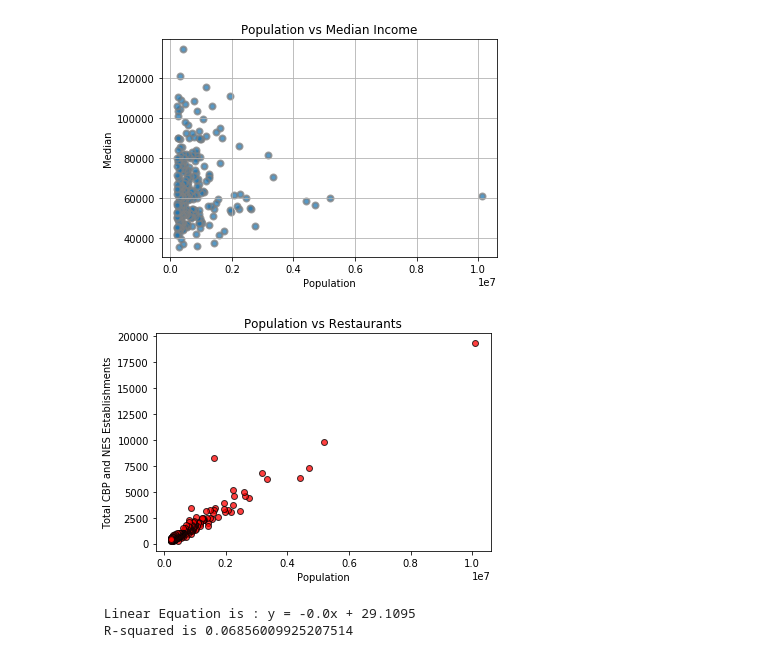
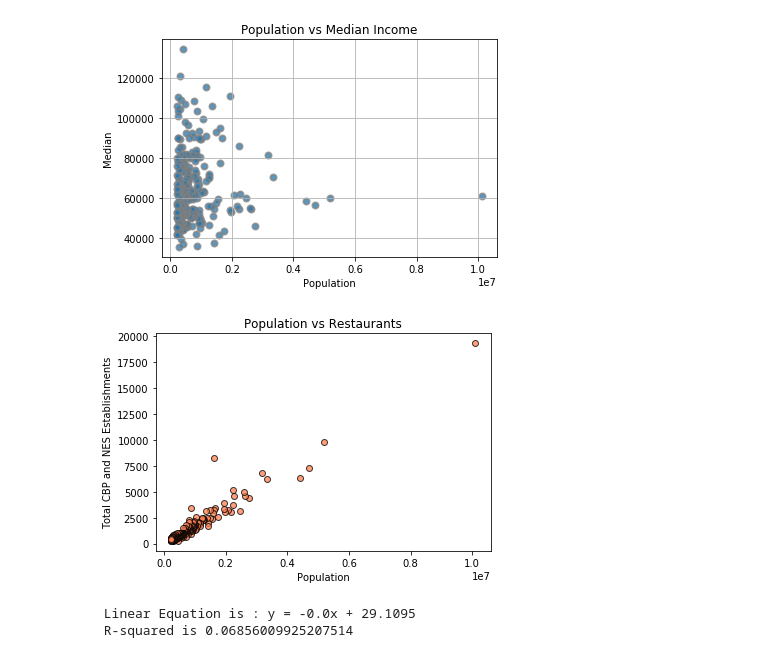
Before and after one commit to liliana-ilut/The-Mockingbirds, a Jupyter notebook: Clean Data/Graphs.ipynb, the cells around one changed output. Saved outputs shown, nothing was run; the diff lists cells and outputs as text; code cells hidden in the pictures.

```diff
--- a/Clean Data/Graphs.ipynb
+++ b/Clean Data/Graphs.ipynb
@@ -106,20 +106,20 @@ plt.show()
 # %%
 # the x and y values (x=population, y= obesity)
 pop = combined_df ["Population"]
 rest = combined_df["CBP Establishments"]
 
 #create the scatter plt, modify colors, grid and create labels for axis and title
-plt.scatter(pop, rest,color="red", edgecolors="black", alpha=0.75)
+plt.scatter(pop, rest,color="coral", edgecolors="black", alpha=0.75)
 plt.xlabel("Population")
 plt.ylabel("Total CBP and NES Establishments")
 plt.title("Population vs Restaurants")
 # plt.grid()
 
 #save figure as .png file in Figures folder and show the figure on the script
 # plt.savefig("Figures/Plot_Lat_vs_Temp.png")
 plt.show()
 # %% [output]
-[figure, old version]
+[figure, new version]
 # %%
 # the x and y values (x=population, y= obesity)
 pop = combined_df ["Population"]
```
Also changed, not shown: parts of 5 cells of this notebook, 1 other file.
